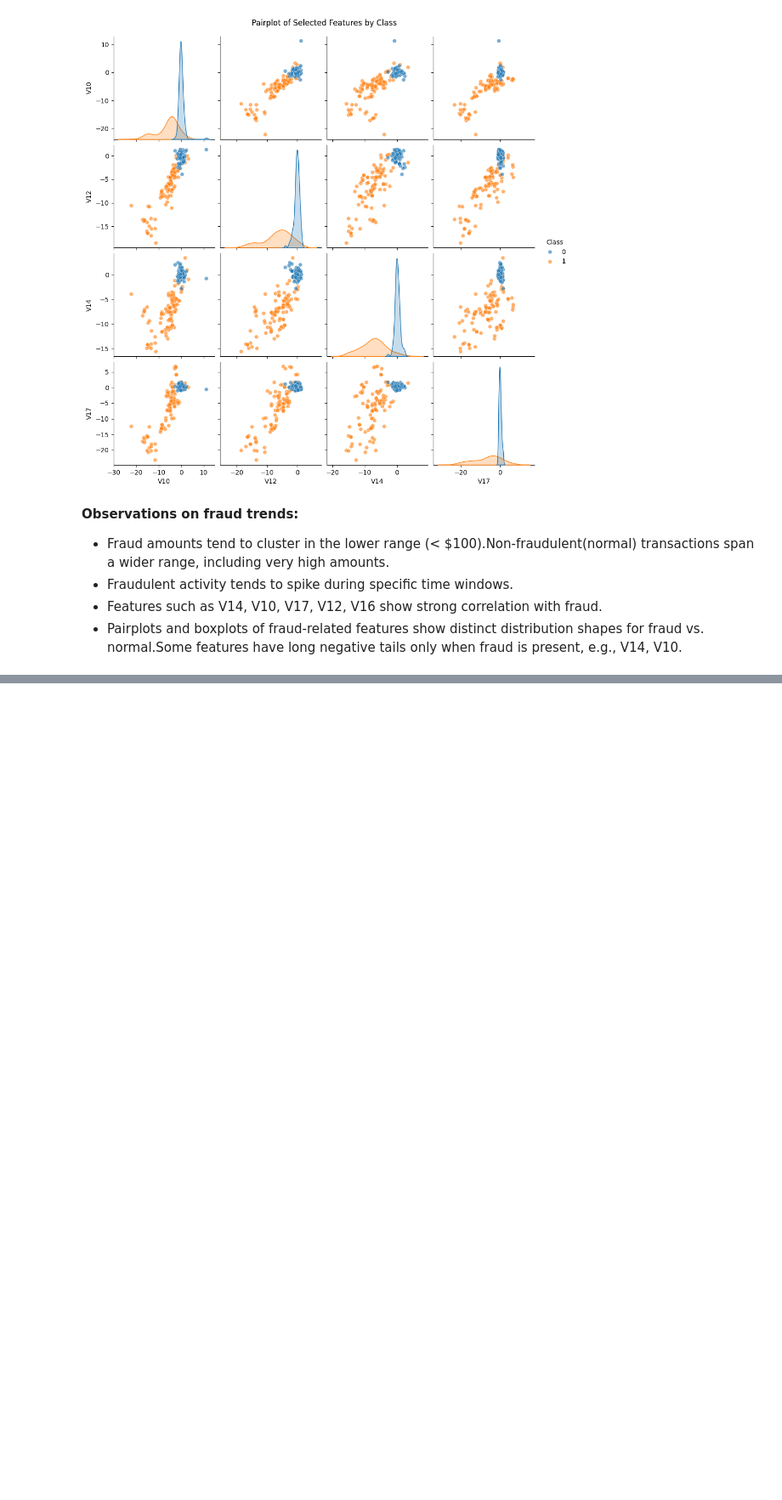
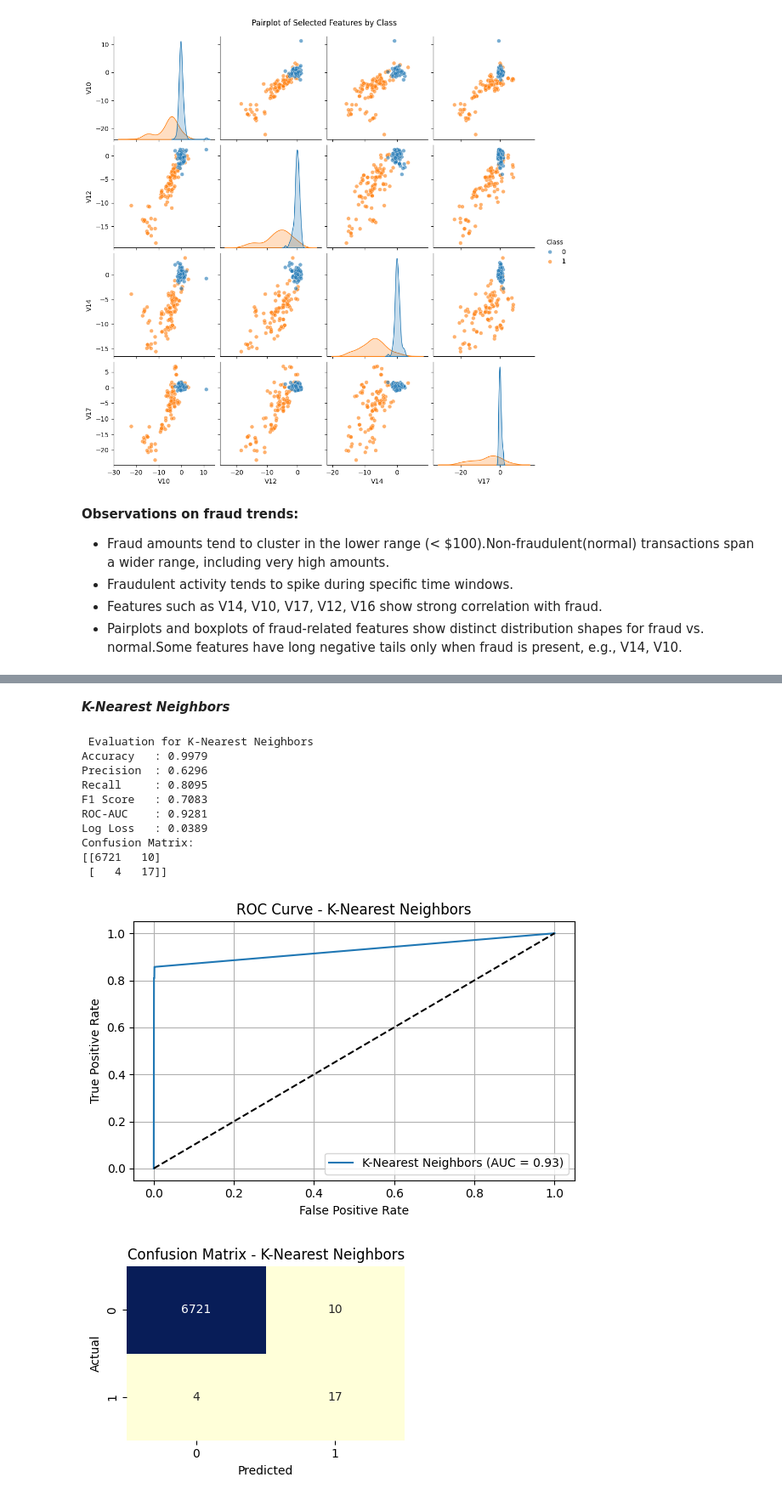
Before and after one commit to Adiba2001/Fraud_detection, a Jupyter notebook: Fraud_detection(by_Adiba).ipynb, the cells around one changed output, grey strips where cells are left out. Shown at 85% size. Drawn from its saved outputs; the diff is of its cells as text; code cells hidden in the pictures; blank space fills up the shorter version.

```diff
--- a/Fraud_detection(by_Adiba).ipynb
+++ b/Fraud_detection(by_Adiba).ipynb
@@ -199,0 +384,24 @@ high amounts.
+# %% [markdown]
+***K-Nearest Neighbors***
+# %%
+from sklearn.neighbors import KNeighborsClassifier
+knn_model = KNeighborsClassifier(n_neighbors=5)
+knn_model.fit(X_train_smote, y_train_smote)
+
+y_proba_knn = knn_model.predict_proba(X_test)[:, 1]
+y_pred_knn = (y_proba_knn >= 0.5).astype(int)
+
+evaluate_model(y_test, y_pred_knn, y_proba_knn, "K-Nearest Neighbors")
+# %% [output]
+ Evaluation for K-Nearest Neighbors
+Accuracy   : 0.9979
+Precision  : 0.6296
+Recall     : 0.8095
+F1 Score   : 0.7083
+ROC-AUC    : 0.9281
+Log Loss   : 0.0389
+Confusion Matrix:
+[[6721   10]
+ [   4   17]]
+[figure, added]
+[figure, added]
```
Also changed, not shown: parts of 18 cells of this notebook.
